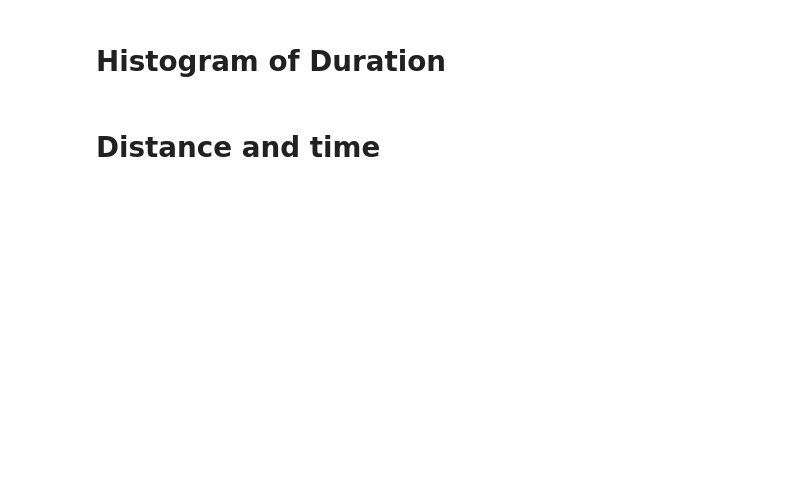
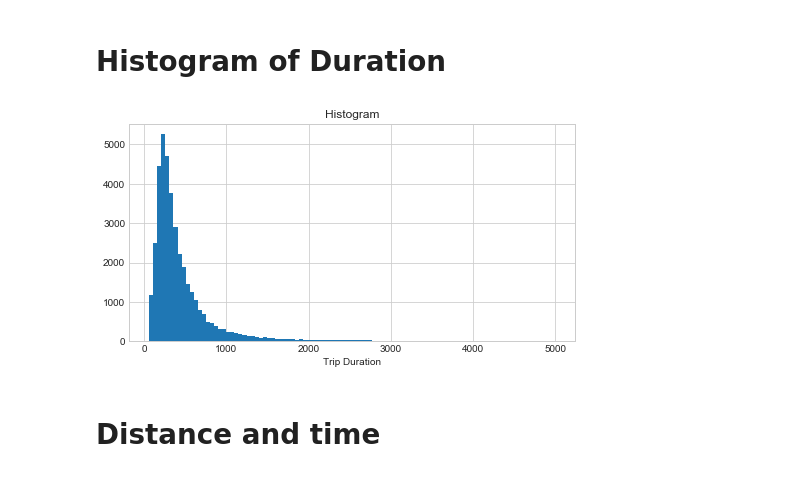
Before and after one commit to harry0107100/Citibike-Analysis, a Jupyter notebook: CITI_GIT.ipynb, the cells around one changed output. Drawn from its saved outputs; the diff is of its cells as text; code cells hidden in the pictures; blank space fills up the shorter version.

```diff
--- a/CITI_GIT.ipynb
+++ b/CITI_GIT.ipynb
@@ -73,9 +100,11 @@ geojsonio.display(json.dumps(map_dict))
 # %% [markdown]
 # Histogram of Duration
 # %%
-df[df.tripduration<5000].tripduration.hist(bins=100, figsize=(15,5))
+df[df.tripduration<5000].tripduration.hist(bins=100, figsize=(8,4))
 plt.xlabel('Trip Duration')
 plt.title('Histogram');
+# %% [output]
+[figure, added]
 # %% [markdown]
 # Distance and time
 # %%
```
Also changed, not shown: parts of 32 cells of this notebook.
